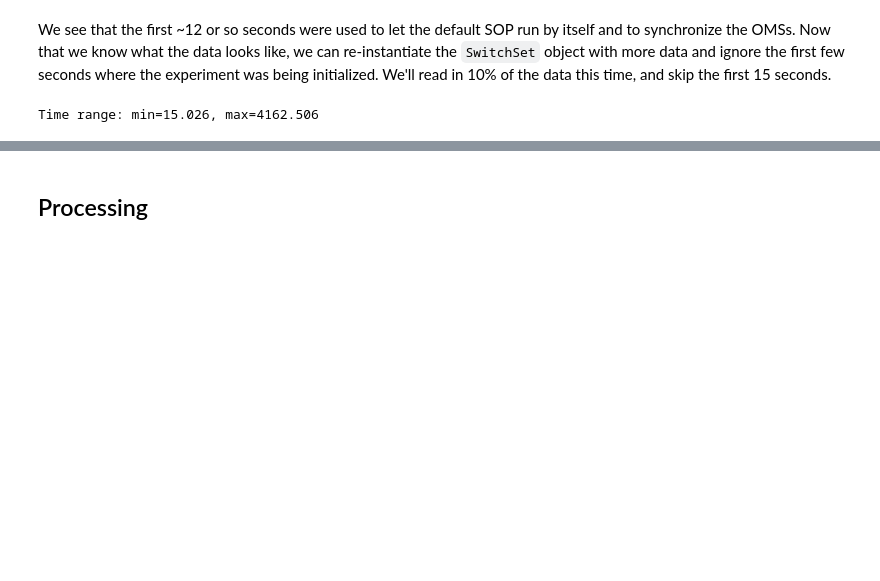
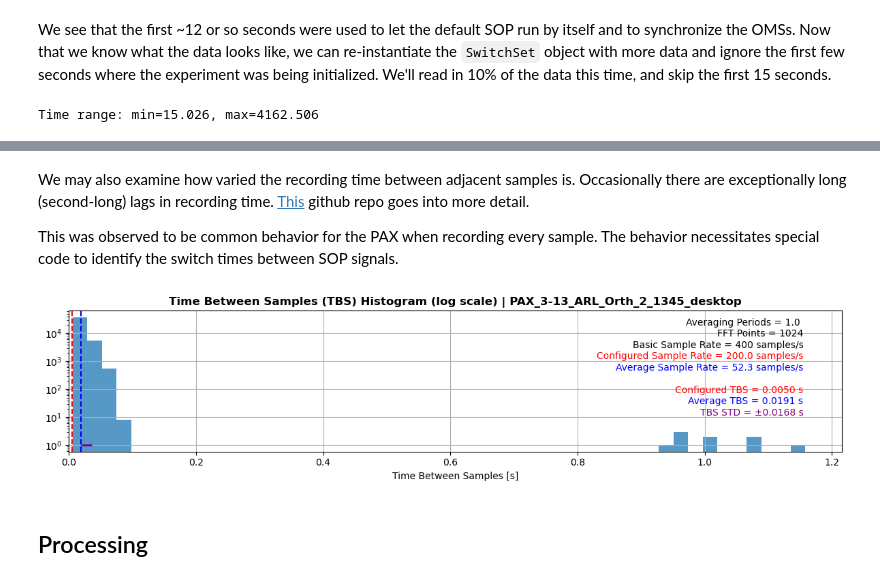
Before and after one commit to evanshaped/BrittonPolRepo, a Jupyter notebook: PolDataTutorial.ipynb, the cells around one changed output, grey strips where cells are left out. Drawn from its saved outputs; the diff is of its cells as text; code cells hidden in the pictures; blank space fills up the shorter version.

Commit message:
copied rate_hist function (for visualizing the poor behavior of the pax) to switch.py. Renamed to plot_tbs_hist

```diff
--- a/PolDataTutorial.ipynb
+++ b/PolDataTutorial.ipynb
@@ -168,3 +181,11 @@ Time range: min=15.026, max=4162.506
+# %% [markdown]
+We may also examine how varied the recording time between adjacent samples is. Occasionally there are exceptionally long (second-long) lags in recording time. [This](https://github.com/evanshaped/PAX-rate-visualization) github repo goes into more detail.
+
+This was observed to be common behavior for the PAX when recording every sample. The behavior necessitates special code to identify the switch times between SOP signals.
+# %%
+ds_1345.plot_tbs_hist(log=True, bins=50, xmax=None);
+# %% [output]
+[figure, added]
 # %% [markdown]
 ## Processing
 # %% [markdown]
```
Also changed, not shown: parts of 10 cells of this notebook, 2 other files.
